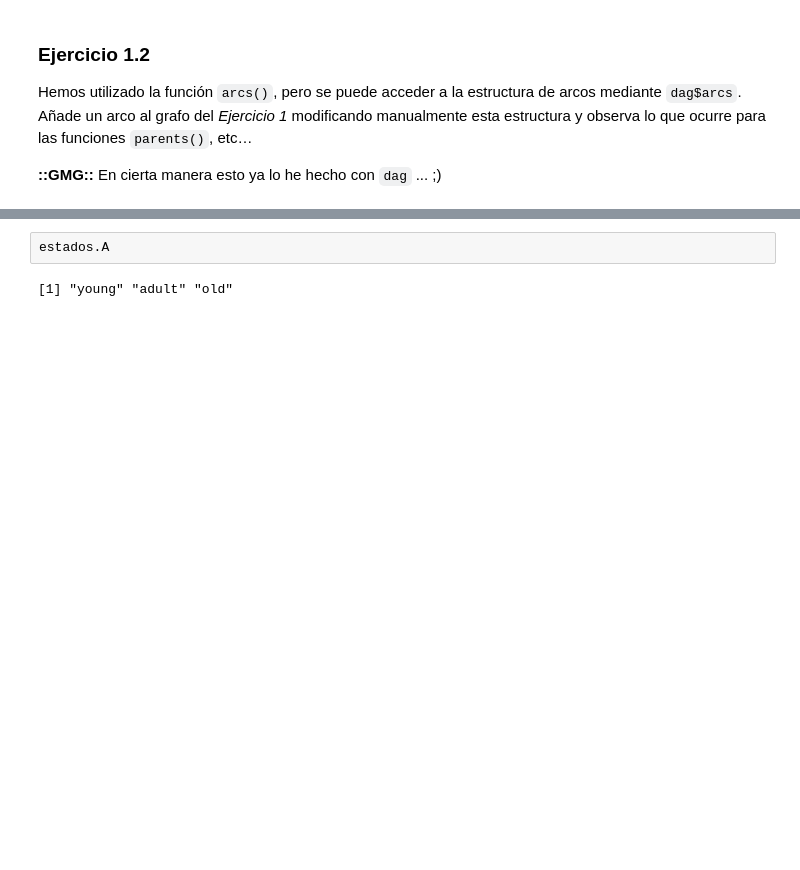
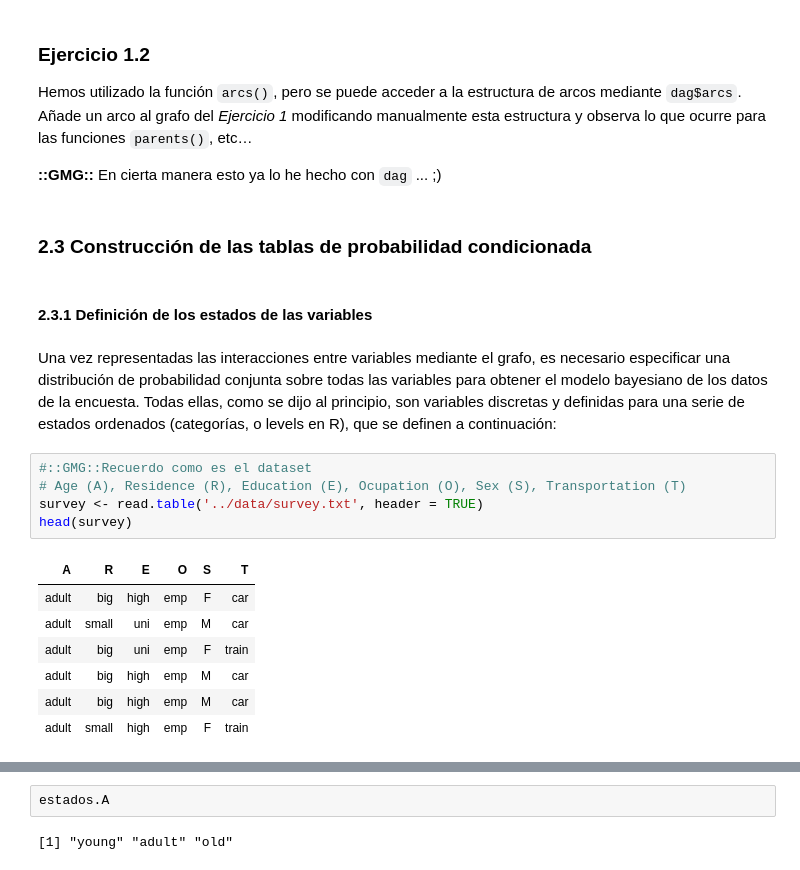
Before and after one commit to yerartdev/m1970-machine-learning-ii, a Jupyter notebook: lab/bn/L01_intro_bnlearn.ipynb, the cells around one changed output, grey strips where cells are left out. Saved outputs shown, nothing was run; the diff lists cells and outputs as text; blank space fills up the shorter version.

Commit message:
L01: (lab session) custom DAG/CPT con bnlearn; construcción de la cpt y el objeto bn junto con el dag

```diff
--- a/lab/bn/L01_intro_bnlearn.ipynb
+++ b/lab/bn/L01_intro_bnlearn.ipynb
@@ -399,3 +379,22 @@ graphviz.plot(ug, shape = "ellipse")
 Hemos utilizado la función `arcs()`, pero se puede acceder a la estructura de arcos mediante `dag$arcs`. Añade un arco al grafo del *Ejercicio 1* modificando manualmente esta estructura y observa lo que ocurre para las funciones `parents()`, etc…
 
 **::GMG::** En cierta manera esto ya lo he hecho con `dag` ... ;)
+# %% [markdown]
+### 2.3 Construcción de las tablas de probabilidad condicionada
+# %% [markdown]
+#### 2.3.1 Definición de los estados de las variables
+# %% [markdown]
+Una vez representadas las interacciones entre variables mediante el grafo, es necesario especificar una distribución de probabilidad conjunta sobre todas las variables para obtener el modelo bayesiano de los datos de la encuesta. Todas ellas, como se dijo al principio, son variables discretas y definidas para una serie de estados ordenados (categorías, o levels en R), que se definen a continuación:
+# %%
+#::GMG::Recuerdo como es el dataset
+# Age (A), Residence (R), Education (E), Ocupation (O), Sex (S), Transportation (T)
+survey <- read.table('../data/survey.txt', header = TRUE)
+head(survey)
+# %% [output]
+| A | R | E | O | S | T |
+| adult | big | high | emp | F | car |
+| adult | small | uni | emp | M | car |
+| adult | big | uni | emp | F | train |
+| adult | big | high | emp | M | car |
+| adult | big | high | emp | M | car |
+| adult | small | high | emp | F | train |
```
Also changed, not shown: parts of 39 cells of this notebook.
